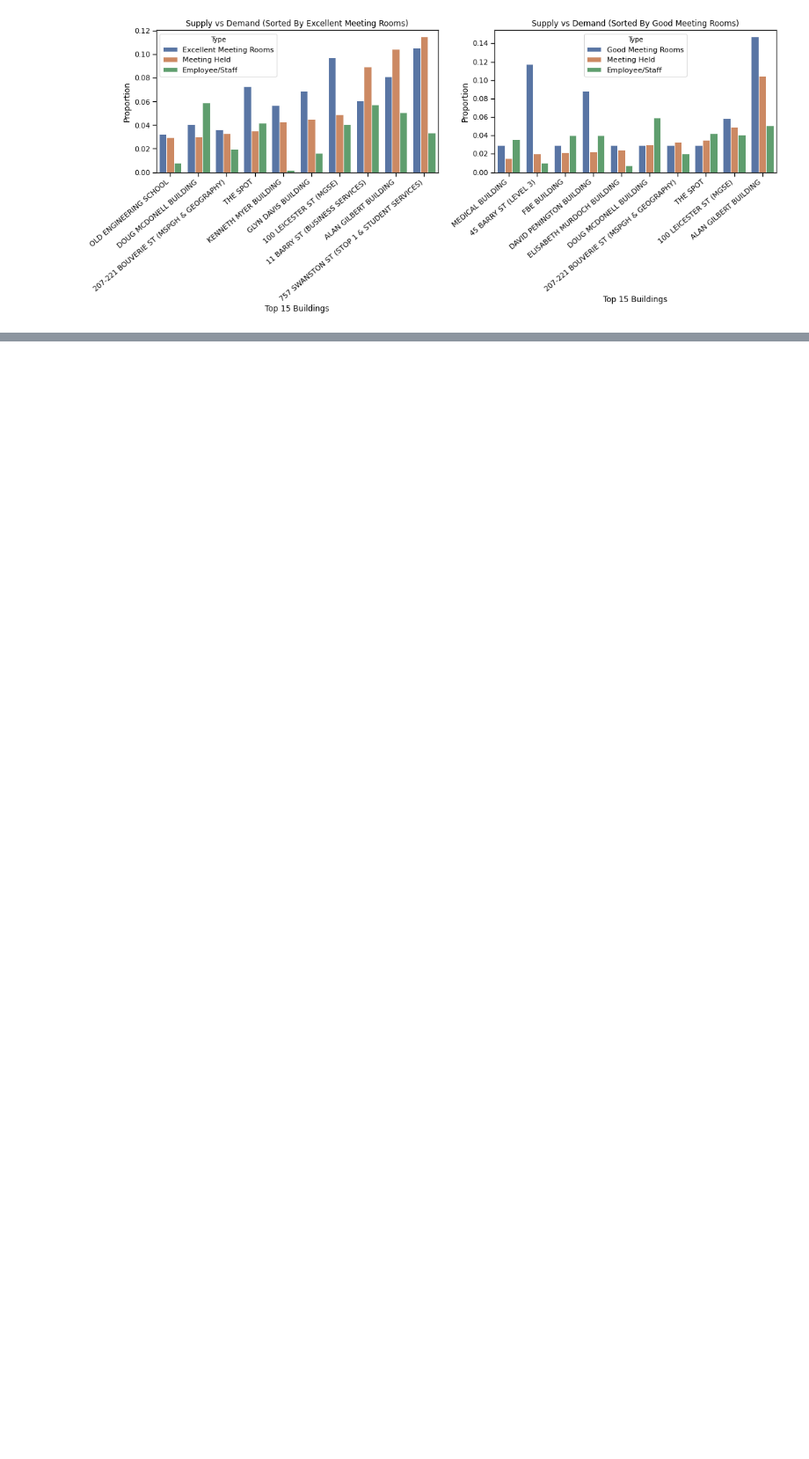
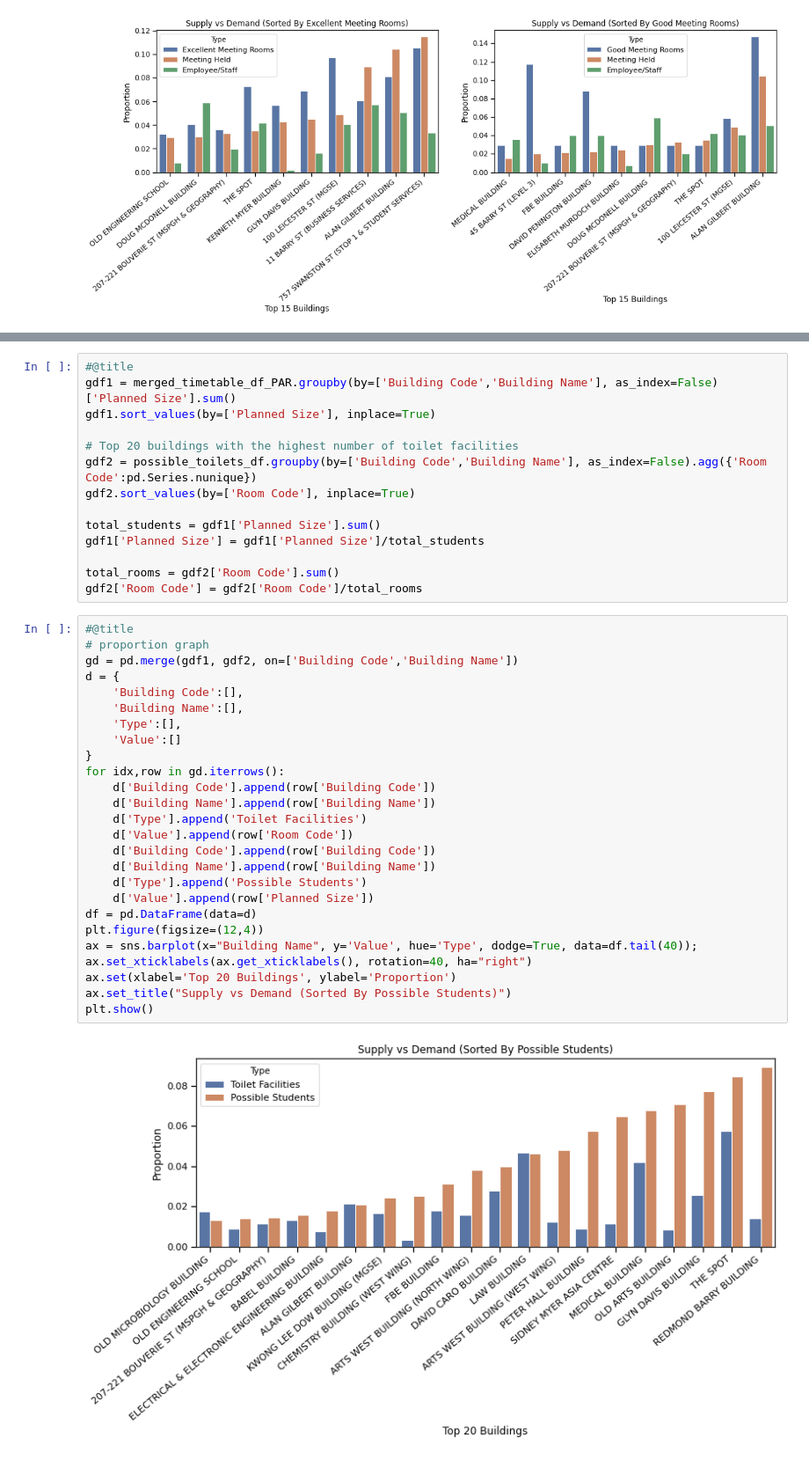
Before and after one commit to abhinavcreed13/project-space-optimisation-group-3, a Jupyter notebook: notebooks/problem-analysis-with-data.ipynb, the cells around one changed output, grey strips where cells are left out. Shown at 88% size. Saved outputs shown, nothing was run; the diff lists cells and outputs as text; blank space fills up the shorter version.

```diff
--- a/notebooks/problem-analysis-with-data.ipynb
+++ b/notebooks/problem-analysis-with-data.ipynb
@@ -869,0 +964,42 @@ plt.show()
+# %%
+#@title
+gdf1 = merged_timetable_df_PAR.groupby(by=['Building Code','Building Name'], as_index=False)['Planned Size'].sum()
+gdf1.sort_values(by=['Planned Size'], inplace=True)
+
+# Top 20 buildings with the highest number of toilet facilities
+gdf2 = possible_toilets_df.groupby(by=['Building Code','Building Name'], as_index=False).agg({'Room Code':pd.Series.nunique})
+gdf2.sort_values(by=['Room Code'], inplace=True)
+
+total_students = gdf1['Planned Size'].sum()
+gdf1['Planned Size'] = gdf1['Planned Size']/total_students
+
+total_rooms = gdf2['Room Code'].sum()
+gdf2['Room Code'] = gdf2['Room Code']/total_rooms
+# %%
+#@title
+# proportion graph
+gd = pd.merge(gdf1, gdf2, on=['Building Code','Building Name'])
+d = {
+    'Building Code':[],
+    'Building Name':[],
+    'Type':[],
+    'Value':[]
+}
+for idx,row in gd.iterrows():
+    d['Building Code'].append(row['Building Code'])
+    d['Building Name'].append(row['Building Name'])
+    d['Type'].append('Toilet Facilities')
+    d['Value'].append(row['Room Code'])
+    d['Building Code'].append(row['Building Code'])
+    d['Building Name'].append(row['Building Name'])
+    d['Type'].append('Possible Students')
+    d['Value'].append(row['Planned Size'])
+df = pd.DataFrame(data=d)
+plt.figure(figsize=(12,4))
+ax = sns.barplot(x="Building Name", y='Value', hue='Type', dodge=True, data=df.tail(40));
+ax.set_xticklabels(ax.get_xticklabels(), rotation=40, ha="right")
+ax.set(xlabel='Top 20 Buildings', ylabel='Proportion')
+ax.set_title("Supply vs Demand (Sorted By Possible Students)")
+plt.show()
+# %% [output]
+[figure, added]
```
Also changed, not shown: parts of 39 cells of this notebook.
